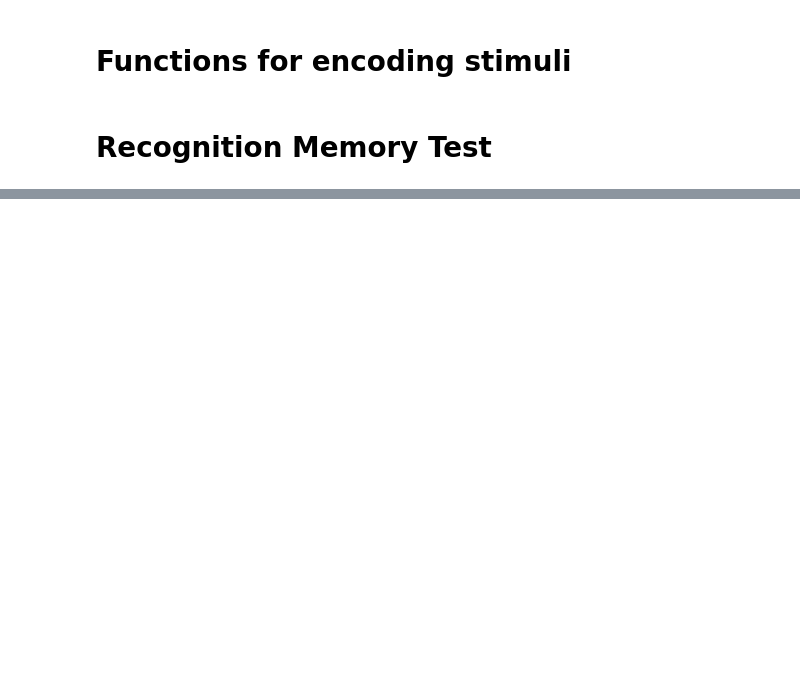
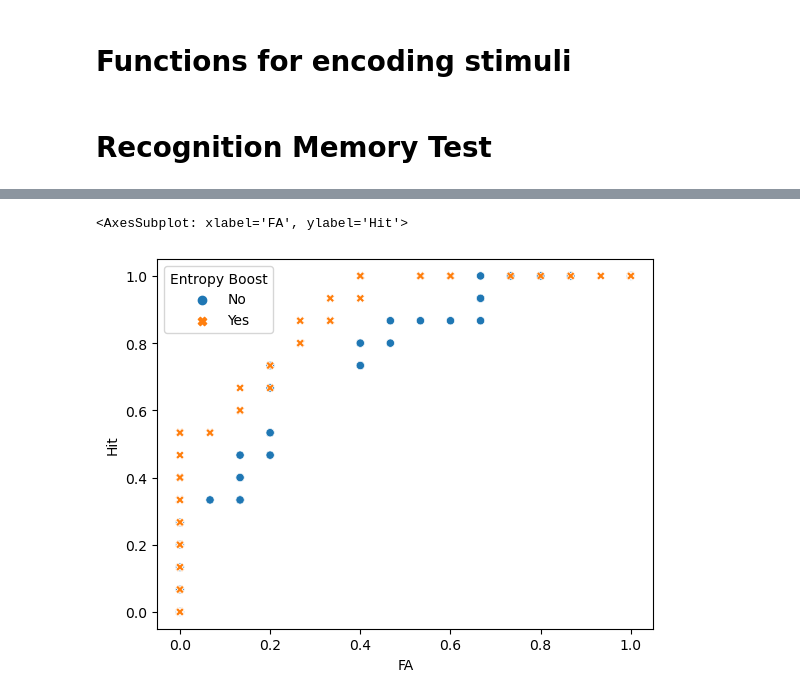
Before and after one commit to tejas-savalia/event-boundaries, a Jupyter notebook: simulations/categorization_sim.ipynb, the cells around one changed output, grey strips where cells are left out. Drawn from its saved outputs; the diff is of its cells as text; code cells hidden in the pictures; blank space fills up the shorter version.

Commit message:
eb_03 data analyses

```diff
--- a/simulations/categorization_sim.ipynb
+++ b/simulations/categorization_sim.ipynb
@@ -201,12 +219,14 @@ def get_encoded(store_prob, acc_prob, encode_noise, stim_stream, obj_cat_feature
 # %% [markdown]
 # Recognition Memory Test
 # %%
-def recognition(test_item, encoder, c = .1, match_sd = .1, weights = np.array([.5, .5]), criterion = 1300):
+def recognition(test_item, encoder, c = 50, match_sd = .05, weights = np.array([.5, .5]), criterion = 1300):
 
     memory_match_trace = 0
 
     for e in encoder:
-        memory_match_trace += np.exp(c*(np.sqrt(weights[0]*(test_item[0] - e[0])**2 + weights[1]*(test_item[1] - e[1])**2))) + np.random.normal(0, match_sd)
+        dist = c*(np.sqrt(weights[0]*(test_item[0] - e[0])**2 + weights[1]*(test_item[1] - e[1])**2))
+        memory_match_trace += np.exp(-dist) #+ np.random.normal(0, match_sd)
+    # print(memory_match_trace)
 
     if memory_match_trace > criterion:
         return True
@@ -217,10 +237,23 @@ stim_stream = random_walk(modular_graph).astype(int)
 SR = run_SR(stim_stream, modular_graph, plot=False)
 pts_a, pts_b, pts_c, all_objs = get_stimset([0, .5], [.25, 0], [-.25, 0])
 objects = get_stimpresented(pts_a, pts_b, pts_c)
-encoder = get_encoded(0.9, 1, .01, stim_stream, objects)
+params = [0.5, 0.5, 'walk']
+node_entropy = compute_node_entropies(params)
 # sns.heatmap(encoder)
 
-old_test_item = objects[np.random.choice(np.arange(objects.shape[0]))]
-new_test_item = all_objs[np.random.choice(np.arange(all_objs.shape[0]))]
+new_test_objects = all_objs[np.random.choice(np.arange(all_objs.shape[0]), size=objects.shape[0])]
 
-recognition(new_test_item, encoder, criterion=1030)
+def get_roc(stim_stream, new_test_objects, old_test_objects, study_objects, cb = True, node_entropy = node_entropy):
+
+    encoder = np.array(get_encoded(5, 5, .01, stim_stream, study_objects, context_boost=cb, node_entropy=node_entropy))
+
+    criteria = np.linspace(-100, 100, 500)
+    fa_rates = np.zeros(500)
+    hit_rates = np.zeros(500)
+
+    for i, criterion in enumerate(criteria):
+        fa_rates[i] = np.mean([recognition(new_test_item, encoder, criterion=criterion) for new_test_item in new_test_objects])
+        hit_rates[i] = np.mean([recognition(old_test_item, encoder, criterion=criterion) for old_test_item in old_test_objects])
+
+
+    return np.array([fa_rates, hit_rates])
@@ -257,0 +260,12 @@ array([1, 1, 1, 1, 1, 0, 0, 0, 0, 0, 0, 2, 0, 0, 0, 0, 0, 0, 0, 0, 0, 0,
+# %%
+# fa_rates = np.zeros(100*2)
+fa_hit_rates = np.array([get_roc(stim_stream, new_test_objects, objects, objects, cb = cb) for cb in [False, True]])
+roc_df = pd.DataFrame({'FA': np.ravel(fa_hit_rates[:, 0, :]),
+                       'Hit': np.ravel(fa_hit_rates[:, 1, :]),
+                       'Entropy Boost': np.repeat(['No', 'Yes'], 500)
+                       }
+                    )
+sns.scatterplot(x = 'FA', y = 'Hit', hue = 'Entropy Boost', style = 'Entropy Boost', data = roc_df, alpha = 0.5)
+# %% [output]
+<AxesSubplot: xlabel='FA', ylabel='Hit'>
+[figure, added]
```
Also changed, not shown: parts of 14 cells of this notebook, 11 other files.
